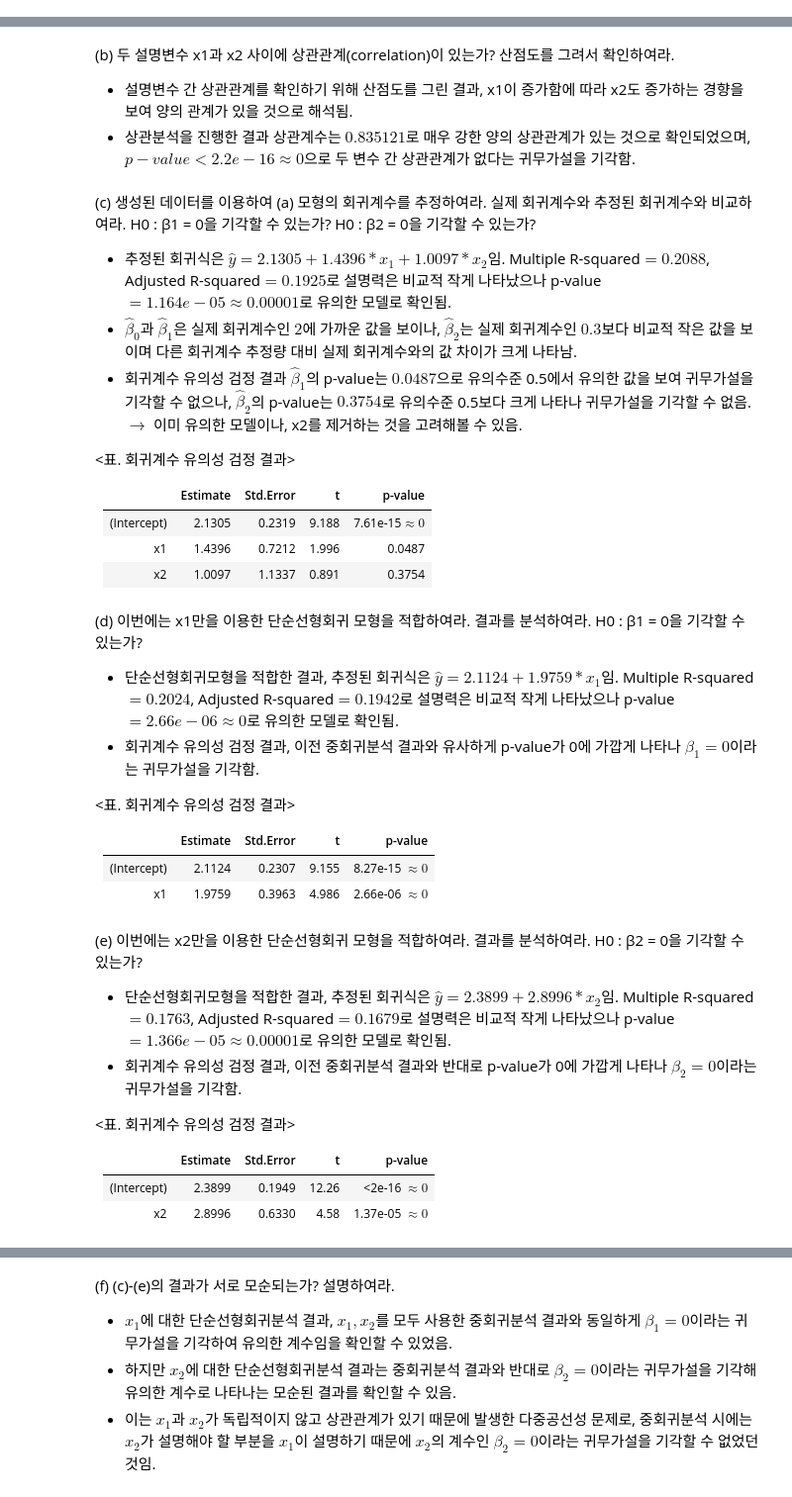
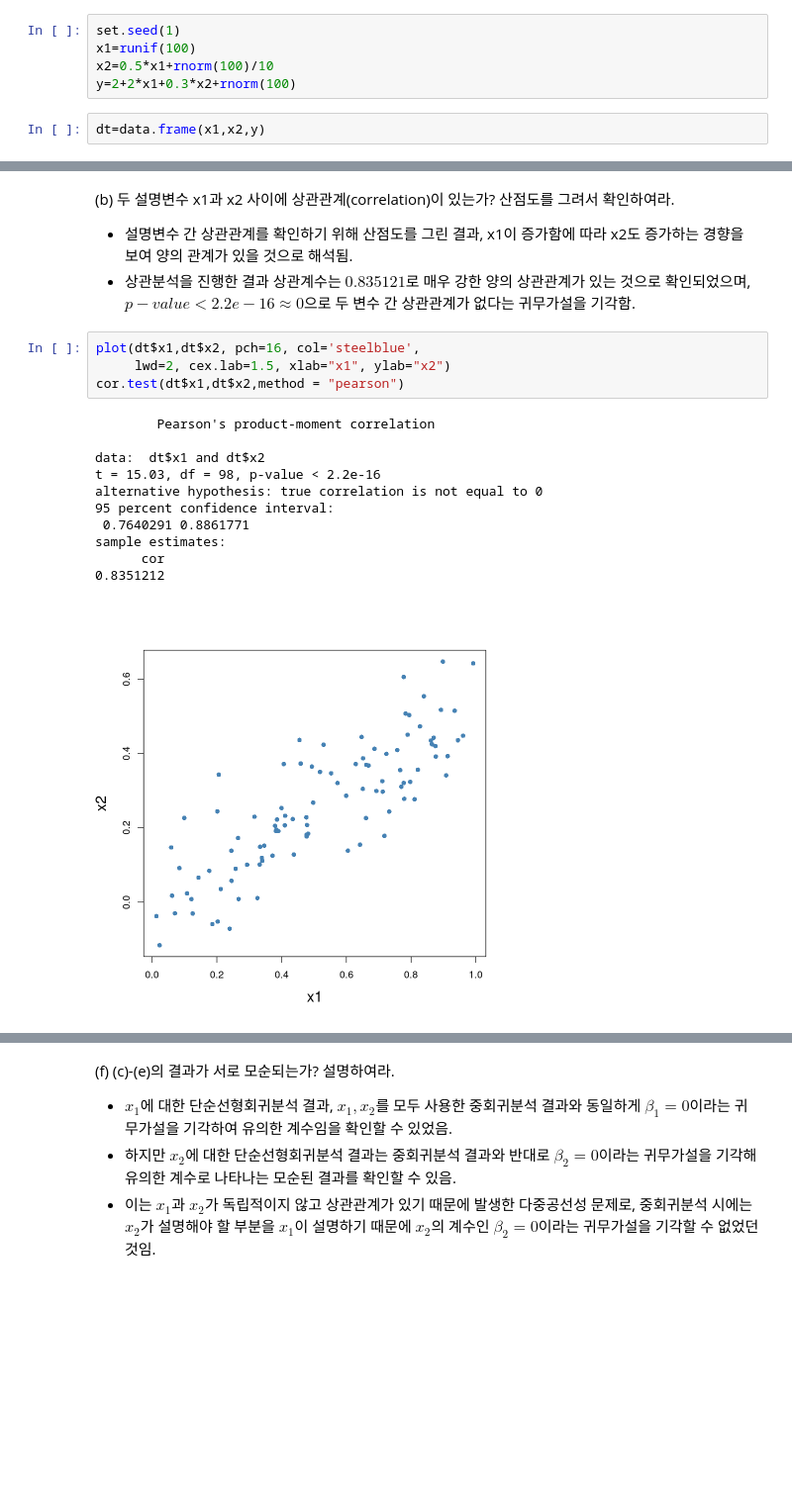
Before and after one commit to kimha02/ham, a Jupyter notebook: _notebooks/2022-04-07-datamining_hw.ipynb, the cells around one changed output, grey strips where cells are left out. Shown at 99% size. Drawn from its saved outputs; the diff is of its cells as text; blank space fills up the shorter version.

```diff
--- a/_notebooks/2022-04-07-datamining_hw.ipynb
+++ b/_notebooks/2022-04-07-datamining_hw.ipynb
@@ -198,6 +305,13 @@ Multiple $R^2 = 0.6059$, Adjusted $R^2 = 0.6049$
 ---
 # %% [markdown]
 **3. 다중공선성(collinearity)**
+# %%
+set.seed(1)
+x1=runif(100)
+x2=0.5*x1+rnorm(100)/10
+y=2+2*x1+0.3*x2+rnorm(100)
+# %%
+dt=data.frame(x1,x2,y)
 # %% [markdown]
 (a) 회귀모형 : $y_i = 2 + 2*x_{i1} + 0.3*x_{i2} + \epsilon_i$  $i=1,2,\dots,100$
 - 회귀모수 $\beta_0 = 2, \beta_1 = 2, \beta_2 = 0.3$
@@ -205,44 +319,19 @@ Multiple $R^2 = 0.6059$, Adjusted $R^2 = 0.6049$
 (b) 두 설명변수 x1과 x2 사이에 상관관계(correlation)이 있는가? 산점도를 그려서 확인하여라.
 - 설명변수 간 상관관계를 확인하기 위해 산점도를 그린 결과, x1이 증가함에 따라 x2도 증가하는 경향을 보여 양의 관계가 있을 것으로 해석됨.
 - 상관분석을 진행한 결과 상관계수는 $0.835121$로 매우 강한 양의 상관관계가 있는 것으로 확인되었으며, $p-value<2.2e-16 \approx 0$으로 두 변수 간 상관관계가 없다는 귀무가설을 기각함.
-# %% [markdown]
-(c) 생성된 데이터를 이용하여 (a) 모형의 회귀계수를 추정하여라. 실제 회귀계수와 추정된 회귀계수와
-비교하여라. H0 : β1 = 0을 기각할 수 있는가? H0 : β2 = 0을 기각할 수 있는가?
-- 추정된 회귀식은 $\hat{y} = 2.1305 + 1.4396*x_1 + 1.0097*x_2$임. Multiple R-squared$=0.2088$, Adjusted R-squared$=0.1925$로 설명력은 비교적 작게 나타났으나 p-value$=1.164e-05 \approx 0.00001$로 유의한 모델로 확인됨.
-- $\hat{\beta}_0$과 $\hat{\beta}_1$은 실제 회귀계수인 $2$에 가까운 값을 보이나, $\hat{\beta}_2$는 실제 회귀계수인 $0.3$보다 비교적 작은 값을 보이며 다른 회귀계수 추정량 대비 실제 회귀계수와의 값 차이가 크게 나타남.
-- 회귀계수 유의성 검정 결과 $\hat{\beta}_1$의 p-value는 $0.0487$으로 유의수준 0.5에서 유의한 값을 보여 귀무가설을 기각할 수 없으나, $\hat{\beta}_2$의 p-value는 $0.3754$로 유의수준 0.5보다 크게 나타나 귀무가설을 기각할 수 없음.
-$\to$ 이미 유의한 모델이나, x2를 제거하는 것을 고려해볼 수 있음.
-
-<표. 회귀계수 유의성 검정 결과>
-
-||Estimate|Std.Error|t|p-value|
-|---|---|---|---|---|
-|(Intercept)|2.1305|0.2319|9.188|7.61e-15$\approx 0$|
-|x1|1.4396|0.7212|1.996|0.0487|
-|x2|1.0097|1.1337|0.891|0.3754|
-# %% [markdown]
-(d) 이번에는 x1만을 이용한 단순선형회귀 모형을 적합하여라. 결과를 분석하여라. H0 : β1 = 0을 기각할
-수 있는가?
-- 단순선형회귀모형을 적합한 결과, 추정된 회귀식은 $\hat{y} = 2.1124 + 1.9759*x_1$임. Multiple R-squared $=0.2024$, Adjusted R-squared$=0.1942$로 설명력은 비교적 작게 나타났으나 p-value$=2.66e-06 \approx 0$로 유의한 모델로 확인됨.
-- 회귀계수 유의성 검정 결과, 이전 중회귀분석 결과와 유사하게 p-value가 0에 가깝게 나타나 $\beta_1 = 0$이라는 귀무가설을 기각함.
-
-
-<표. 회귀계수 유의성 검정 결과>
-
-||Estimate|Std.Error|t|p-value|
-|---|---|---|---|---|
-|(Intercept)|2.1124|0.2307|9.155|8.27e-15 $\approx 0$|
-|x1|1.9759|0.3963|4.986|2.66e-06 $\approx 0$|
-# %% [markdown]
-(e) 이번에는 x2만을 이용한 단순선형회귀 모형을 적합하여라. 결과를 분석하여라. H0 : β2 = 0을 기각할
-수 있는가?
-- 단순선형회귀모형을 적합한 결과, 추정된 회귀식은 $\hat{y} = 2.3899 + 2.8996*x_2$임. Multiple R-squared $=0.1763$, Adjusted R-squared$=0.1679$로 설명력은 비교적 작게 나타났으나 p-value$=1.366e-05 \approx 0.00001$로 유의한 모델로 확인됨.
-- 회귀계수 유의성 검정 결과, 이전 중회귀분석 결과와 반대로 p-value가 0에 가깝게 나타나 $\beta_2 = 0$이라는 귀무가설을 기각함.
-
-
-<표. 회귀계수 유의성 검정 결과>
-
-||Estimate|Std.Error|t|p-value|
-|---|---|---|---|---|
-|(Intercept)|2.3899|0.1949|12.26|<2e-16 $\approx 0$|
-|x2|2.8996|0.6330|4.58|1.37e-05 $\approx 0$|
+# %%
+plot(dt$x1,dt$x2, pch=16, col='steelblue',
+     lwd=2, cex.lab=1.5, xlab="x1", ylab="x2")
+cor.test(dt$x1,dt$x2,method = "pearson")
+# %% [output]
+        Pearson's product-moment correlation
+
+data:  dt$x1 and dt$x2
+t = 15.03, df = 98, p-value < 2.2e-16
+alternative hypothesis: true correlation is not equal to 0
+95 percent confidence interval:
+ 0.7640291 0.8861771
+sample estimates:
+      cor
+0.8351212
+[figure, added]
```
Also changed, not shown: parts of 35 cells of this notebook.
